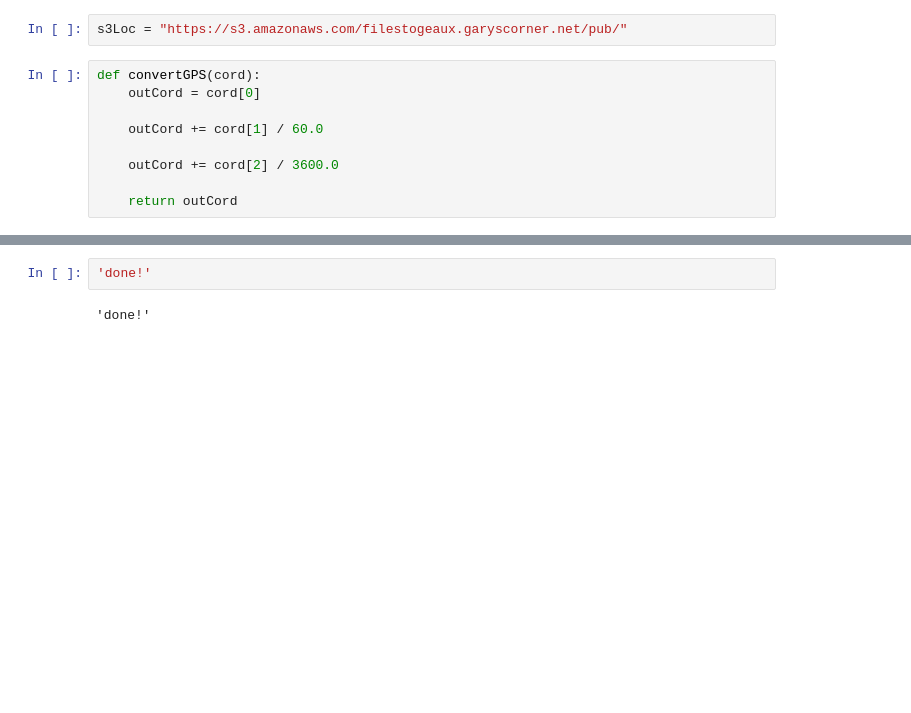
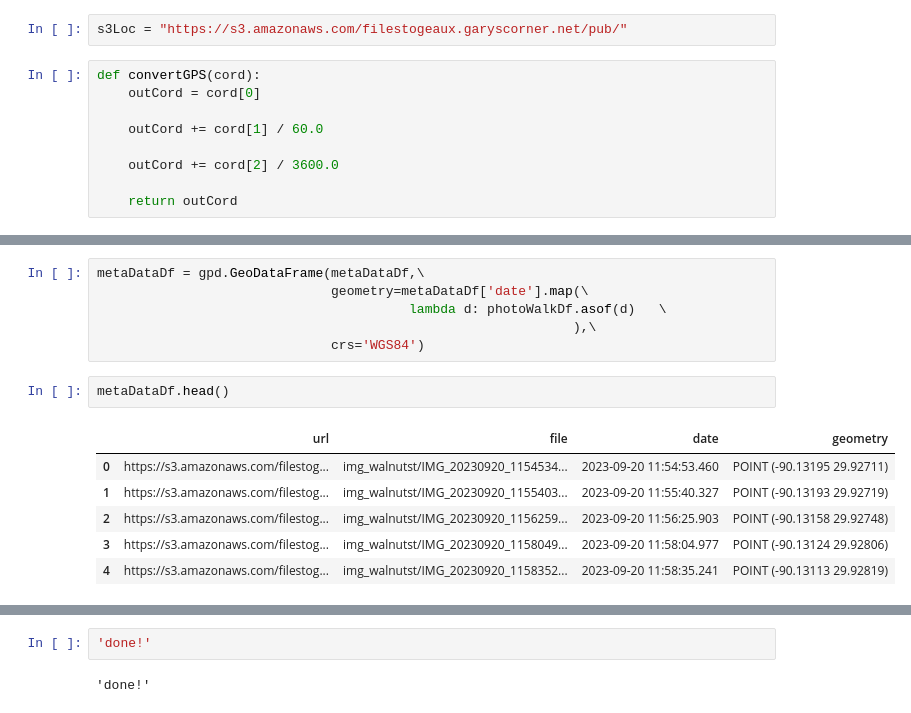
Before and after one commit to GarysCorner/NewOrleansLandEncroachment, a Jupyter notebook: ImgProcess.ipynb, the cells around one changed output, grey strips where cells are left out. Cells and saved outputs as stored; diff of their text form; blank space fills up the shorter version.

```diff
--- a/ImgProcess.ipynb
+++ b/ImgProcess.ipynb
@@ -96,0 +131,15 @@ with open('img_walnutstMetaData.pickle', 'wb') as f:
+# %%
+metaDataDf = gpd.GeoDataFrame(metaDataDf,\
+                              geometry=metaDataDf['date'].map(\
+                                        lambda d: photoWalkDf.asof(d)   \
+                                                             ),\
+                              crs='WGS84')
+# %%
+metaDataDf.head()
+# %% [output]
+|  | url | file | date | geometry |
+| 0 | https://s3.amazonaws.com/filestog... | img_walnutst/IMG_20230920_1154534... | 2023-09-20 11:54:53.460 | POINT (-90.13195 29.92711) |
+| 1 | https://s3.amazonaws.com/filestog... | img_walnutst/IMG_20230920_1155403... | 2023-09-20 11:55:40.327 | POINT (-90.13193 29.92719) |
+| 2 | https://s3.amazonaws.com/filestog... | img_walnutst/IMG_20230920_1156259... | 2023-09-20 11:56:25.903 | POINT (-90.13158 29.92748) |
+| 3 | https://s3.amazonaws.com/filestog... | img_walnutst/IMG_20230920_1158049... | 2023-09-20 11:58:04.977 | POINT (-90.13124 29.92806) |
+| 4 | https://s3.amazonaws.com/filestog... | img_walnutst/IMG_20230920_1158352... | 2023-09-20 11:58:35.241 | POINT (-90.13113 29.92819) |
```
Also changed, not shown: parts of 17 cells of this notebook, 2 other files.
